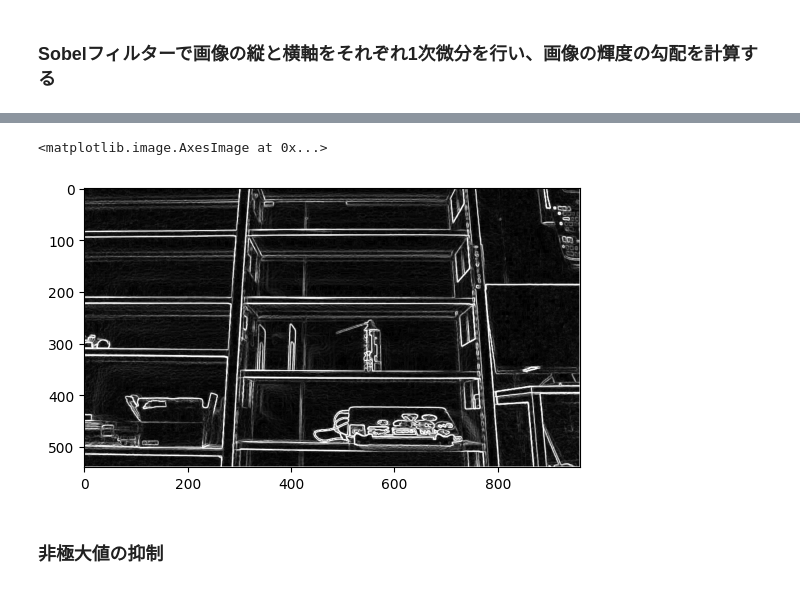
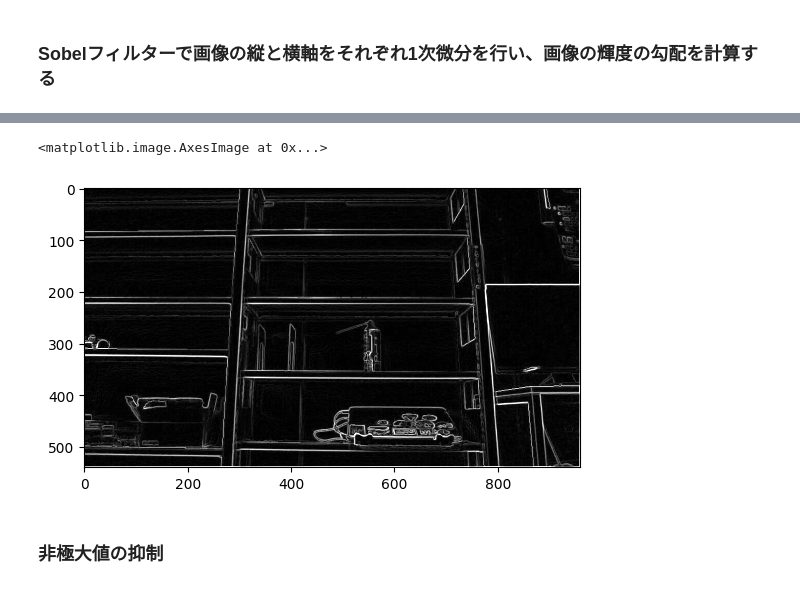
Before and after one commit to anhquan18/canny_edge_detection, a Jupyter notebook: canny_edge_detector.ipynb, the cells around one changed output, grey strips where cells are left out. Drawn from its saved outputs; the diff is of its cells as text; code cells hidden in the pictures.

Commit message:
add more memo for scipy.signal convolution2d and correlation2d

```diff
--- a/canny_edge_detector.ipynb
+++ b/canny_edge_detector.ipynb
@@ -113,36 +165,15 @@ built-in 2D convolution time: 0.033629417419433594
+# %%
+# scipy signal 2D correlation sobel
+start = time.time()
+
+gradient_col = signal.correlate2d(gray_image, sobel_col, mode="same", boundary="fill", fillvalue=0)
+gradient_row = signal.correlate2d(gray_image, sobel_row, mode="same", boundary="fill", fillvalue=0)
+
+image_gradient_intensity3 = np.hypot(gradient_row, gradient_col)
+image_gradient_angle3 = np.arctan2(gradient_row, gradient_col)
+
+builtin_time3 = time.time() - start
 # %%
-sobel_col = np.array([[-1, 0, 1],
-                     [-2, 0, 2],
-                     [-1, 0, 1]])
-sobel_row = np.array([[-1, -2, -1],
-                      [0, 0, 0],
-                      [1, 2, 1]])
-
-image_gradient_intensity = np.zeros(smooth_gray_image.shape)
-image_gradient_angle1 = np.zeros(smooth_gray_image.shape)
-
-# hand made for loop sobel
-start = time.time()
-for row in range(1, img_height-1, 1):
-    for col in range(1, img_width-1, 1):
-        gradient_col = (smooth_gray_image[row-1:row+2, col-1:col+2] * sobel_col).sum()
-        gradient_row = (smooth_gray_image[row-1:row+2, col-1:col+2] * sobel_row).sum()
-
-        image_gradient_intensity[row, col] = np.sqrt(gradient_row**2 + gradient_col**2)
-        image_gradient_angle1[row, col] = np.arctan2(gradient_row, gradient_col)
-for_loop_time = time.time() - start
-
-# scipy signal 2D convolution sobel
-start = time.time()
-
-gradient_col = signal.convolve2d(gray_image, sobel_col, mode="same", boundary="fill", fillvalue=0)
-gradient_row = signal.convolve2d(gray_image, sobel_row, mode="same", boundary="fill", fillvalue=0)
-
-image_gradient_intensity = np.hypot(gradient_row, gradient_col)
-image_gradient_angle = np.arctan2(gradient_row, gradient_col)
-
-builtin_time = time.time() - start
-
 # 勾配の値をスケールする、大きな値がより大きくする
 gradient_scale = 2
 image_gradient_intensity *= gradient_scale
@@ -151,7 +182,19 @@ image_gradient_intensity *= gradient_scale
 image_gradient_intensity[(image_gradient_intensity > 255)] = 255
 
 print("hand made for loop 2D convolution time:", for_loop_time)
-print("built-in 2D convolution time:", builtin_time)
+print("built-in 2D convolution time:", builtin_time1)
+print("built-in 2D flipped convolution time:", builtin_time2)
+print("built-in 2D correlation time:", builtin_time3)
+print("\n")
+print("hand made intensity", image_gradient_intensity0[200,100])
+print("convolution 2D intensity", image_gradient_intensity1[200,100])
+print("flipped convolution 2D intensity", image_gradient_intensity2[200,100])
+print("correlation 2D intensity", image_gradient_intensity3[200,100])
+print("\n")
+print("hand made angle", image_gradient_angle0[200,100])
+print("convolution 2D angle", image_gradient_angle1[200,100])
+print("flipped convolution 2D angle", image_gradient_angle[200,100])
+print("correlation 2D angle", image_gradient_angle3[200,100])
 
-plt.imshow(image_gradient_intensity, cmap='gray', vmin=0.0, vmax=255.0)
+plt.imshow(image_gradient_intensity3, cmap='gray', vmin=0.0, vmax=255.0)
 # %% [output]
@@ -162,5 +217,5 @@ built-in 2D convolution time: 0.04953432083129883
 <matplotlib.image.AxesImage at 0x...>
-[figure, old version]
+[figure, new version]
 # %% [markdown]
 ### 非極大値の抑制
 # %%
```
Also changed, not shown: parts of 18 cells of this notebook.
